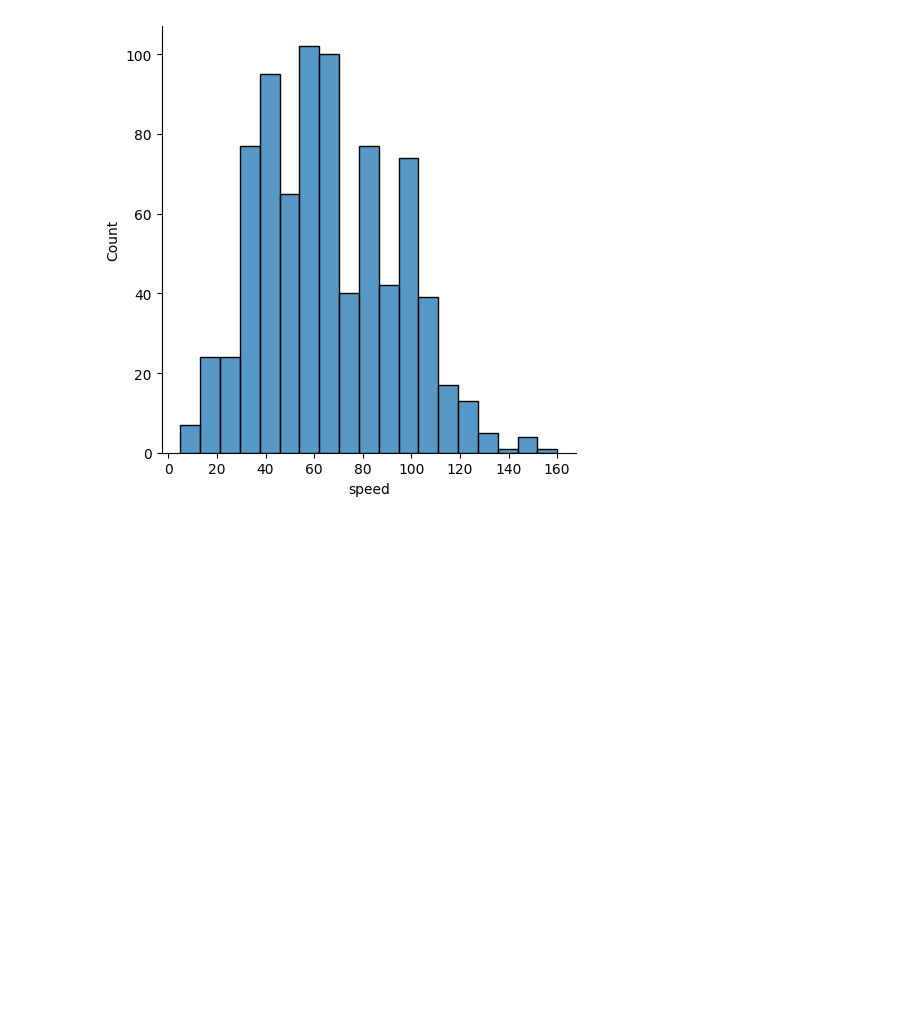
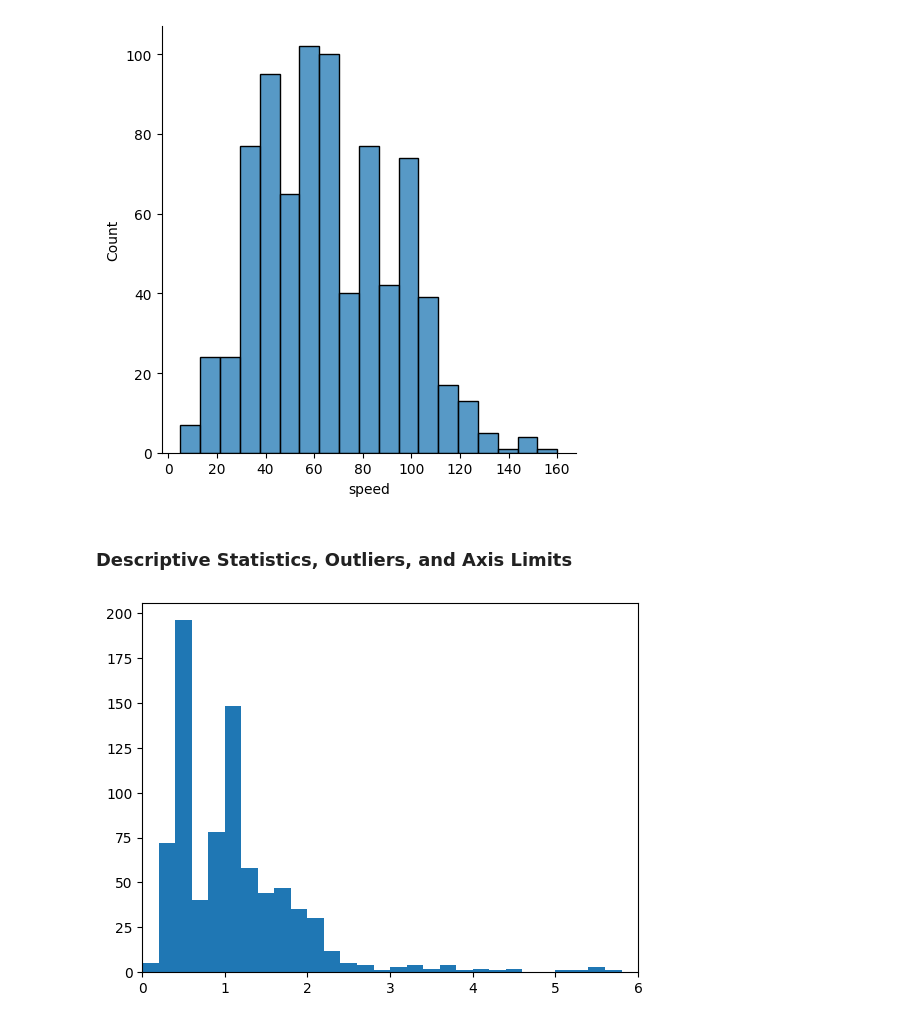
Before and after one commit to Awais-019/matplotlib-seaborn-introduction, a Jupyter notebook: index.ipynb, the cells around one changed output. Cells and saved outputs as stored; diff of their text form; code cells hidden in the pictures; blank space fills up the shorter version.

Commit message:
Axis Limits

```diff
--- a/index.ipynb
+++ b/index.ipynb
@@ -105,3 +105,11 @@ sns.displot(pokemon['speed'])
 # %% [output]
 <seaborn.axisgrid.FacetGrid at 0x...>
 [figure]
+# %% [markdown]
+### Descriptive Statistics, Outliers, and Axis Limits
+# %%
+bins = np.arange(0, pokemon['height'].max()+0.2, 0.2)
+plt.hist(data = pokemon, x = 'height', bins = bins);
+plt.xlim((0,6));
+# %% [output]
+[figure, added]
```
Also changed, not shown: parts of 3 cells of this notebook.
